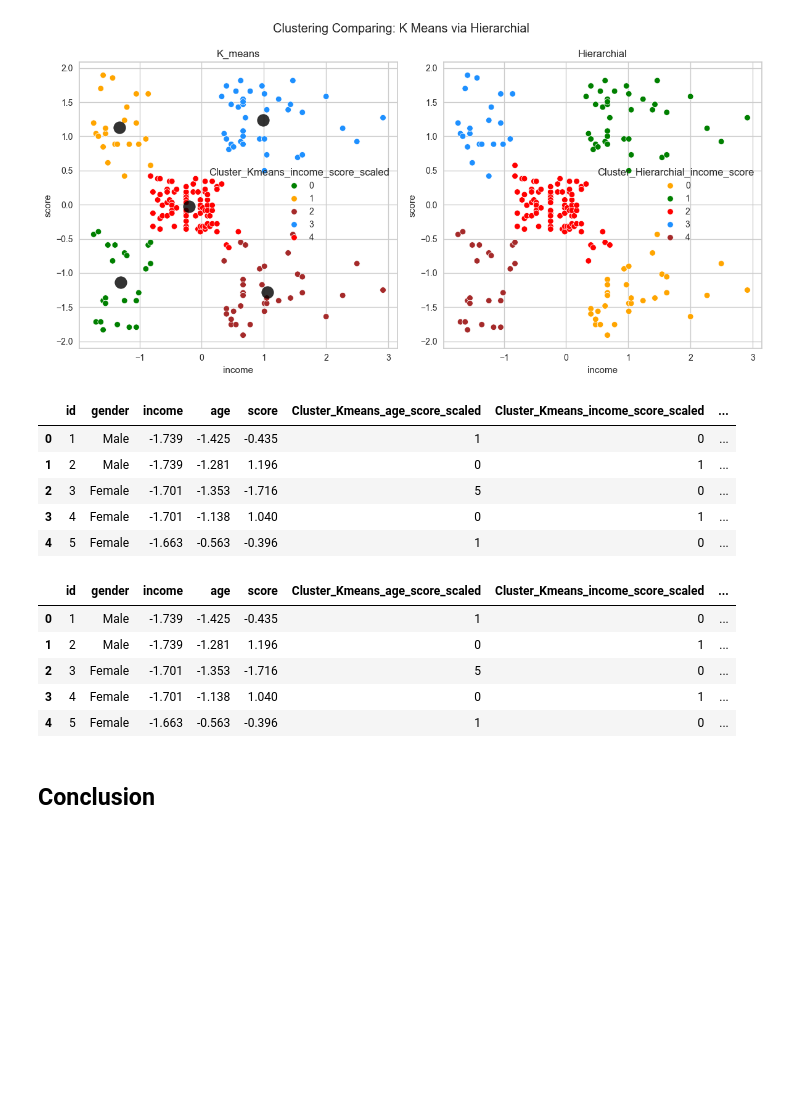
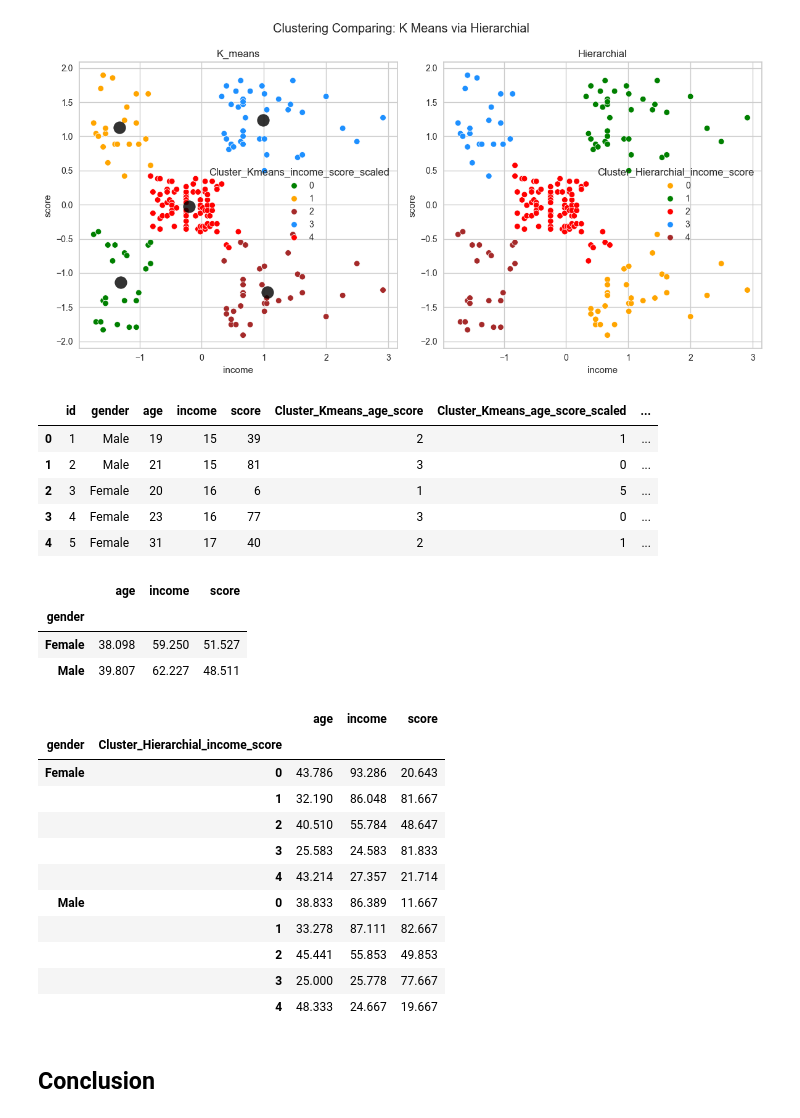
Before and after one commit to safiyeolgun/data-science-st, a Jupyter notebook: projects/Customer Segmentation/Cluestering_Analysis_Customers_Segmentation_Project.ipynb, the cells around one changed output. Cells and saved outputs as stored; diff of their text form; code cells hidden in the pictures; blank space fills up the shorter version.

```diff
--- a/projects/Customer Segmentation/Cluestering_Analysis_Customers_Segmentation_Project.ipynb
+++ b/projects/Customer Segmentation/Cluestering_Analysis_Customers_Segmentation_Project.ipynb
@@ -1324,22 +1344,35 @@ plt.tight_layout();
 # %% [output]
 [figure]
 # %%
-df_cluster_scaled.head()
+df_cluster.head()
 # %% [output]
-|  | id | gender | income | age | score | Cluster_Kmeans_age_score_scaled | Cluster_Kmeans_income_score_scaled | ... |
-| 0 | 1 | Male | -1.739 | -1.425 | -0.435 | 1 | 0 | ... |
-| 1 | 2 | Male | -1.739 | -1.281 | 1.196 | 0 | 1 | ... |
-| 2 | 3 | Female | -1.701 | -1.353 | -1.716 | 5 | 0 | ... |
-| 3 | 4 | Female | -1.701 | -1.138 | 1.040 | 0 | 1 | ... |
-| 4 | 5 | Female | -1.663 | -0.563 | -0.396 | 1 | 0 | ... |
+|  | id | gender | age | income | score | Cluster_Kmeans_age_score | Cluster_Kmeans_age_score_scaled | ... |
+| 0 | 1 | Male | 19 | 15 | 39 | 2 | 1 | ... |
+| 1 | 2 | Male | 21 | 15 | 81 | 3 | 0 | ... |
+| 2 | 3 | Female | 20 | 16 | 6 | 1 | 5 | ... |
+| 3 | 4 | Female | 23 | 16 | 77 | 3 | 0 | ... |
+| 4 | 5 | Female | 31 | 17 | 40 | 2 | 1 | ... |
-# %%
-df_cluster_scaled.head()
-# %% [output]
-|  | id | gender | income | age | score | Cluster_Kmeans_age_score_scaled | Cluster_Kmeans_income_score_scaled | ... |
-| 0 | 1 | Male | -1.739 | -1.425 | -0.435 | 1 | 0 | ... |
-| 1 | 2 | Male | -1.739 | -1.281 | 1.196 | 0 | 1 | ... |
-| 2 | 3 | Female | -1.701 | -1.353 | -1.716 | 5 | 0 | ... |
-| 3 | 4 | Female | -1.701 | -1.138 | 1.040 | 0 | 1 | ... |
-| 4 | 5 | Female | -1.663 | -0.563 | -0.396 | 1 | 0 | ... |
+# %%
+df_cluster.iloc[:,1:5].groupby('gender').mean()
+# %% [output]
+|  | age | income | score |
+| gender |  |  |  |
+| Female | 38.098 | 59.250 | 51.527 |
+| Male | 39.807 | 62.227 | 48.511 |
+# %%
+df_cluster.iloc[:,[1,2,3,4,9]].groupby(['gender','Cluster_Hierarchial_income_score']).mean()
+# %% [output]
+|  |  | age | income | score |
+| gender | Cluster_Hierarchial_income_score |  |  |  |
+| Female | 0 | 43.786 | 93.286 | 20.643 |
+|  | 1 | 32.190 | 86.048 | 81.667 |
+|  | 2 | 40.510 | 55.784 | 48.647 |
+|  | 3 | 25.583 | 24.583 | 81.833 |
+|  | 4 | 43.214 | 27.357 | 21.714 |
+| Male | 0 | 38.833 | 86.389 | 11.667 |
+|  | 1 | 33.278 | 87.111 | 82.667 |
+|  | 2 | 45.441 | 55.853 | 49.853 |
+|  | 3 | 25.000 | 25.778 | 77.667 |
+|  | 4 | 48.333 | 24.667 | 19.667 |
 # %% [markdown]
 ## Conclusion
```
Also changed, not shown: parts of 11 cells of this notebook.
